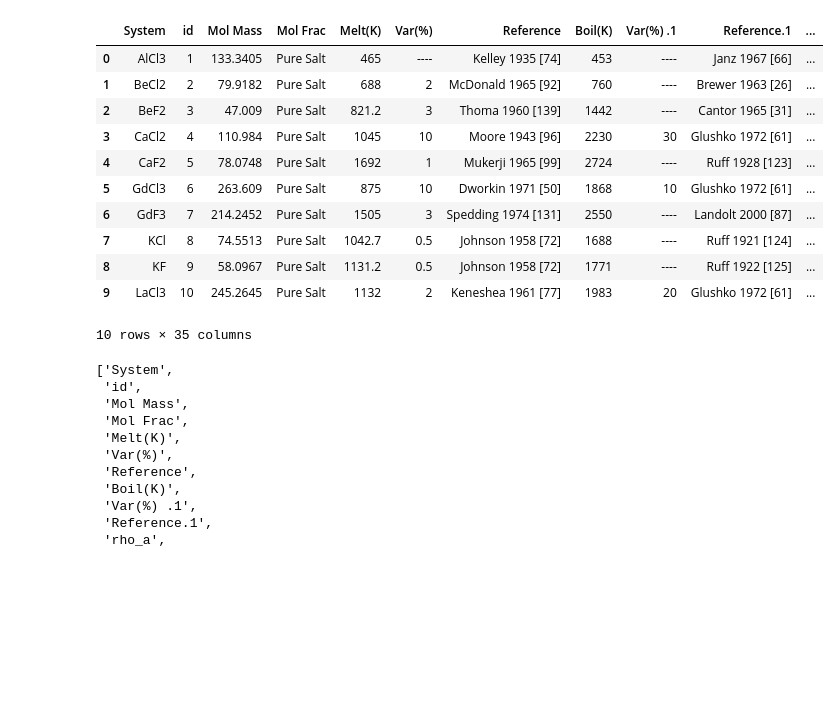
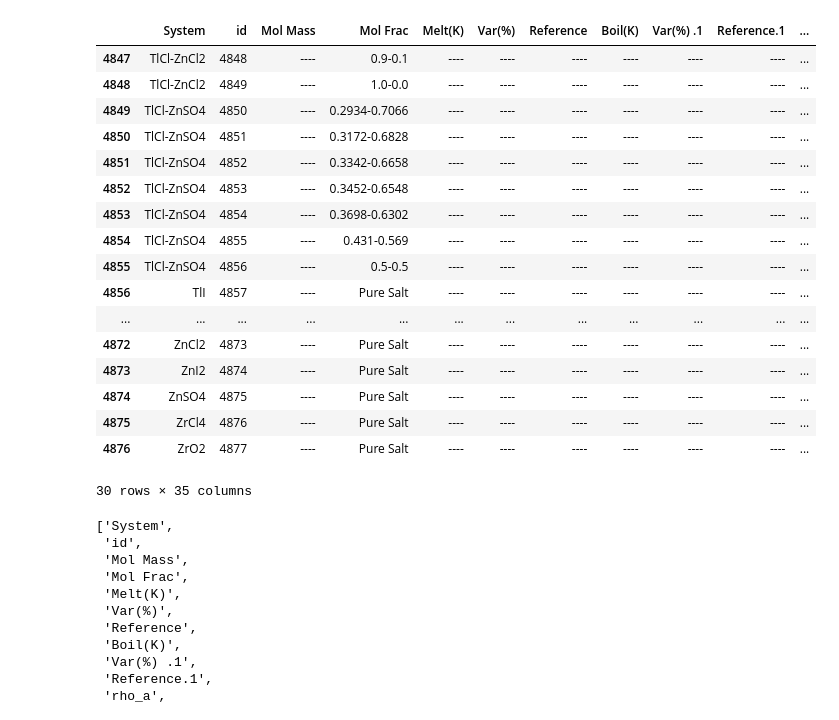
Before and after one commit to tanoret/MoltenSaltPropnet, a Jupyter notebook: data/data_cleaning.ipynb, the cells around one changed output. Cells and saved outputs as stored; diff of their text form; code cells hidden in the pictures; blank space fills up the shorter version.

```diff
--- a/data/data_cleaning.ipynb
+++ b/data/data_cleaning.ipynb
@@ -2,20 +2,26 @@
 import pandas as pd
 # %%
 data = pd.read_csv('mstdb_janz_processed.csv')
-data.head(10)
+data.tail(30)
 # %% [output]
 |  | System | id | Mol Mass | Mol Frac | Melt(K) | Var(%) | Reference | Boil(K) | Var(%) .1 | Reference.1 | ... |
-| 0 | AlCl3 | 1 | 133.3405 | Pure Salt | 465 | ---- | Kelley 1935 [74] | 453 | ---- | Janz 1967 [66] | ... |
-| 1 | BeCl2 | 2 | 79.9182 | Pure Salt | 688 | 2 | McDonald 1965 [92] | 760 | ---- | Brewer 1963 [26] | ... |
-| 2 | BeF2 | 3 | 47.009 | Pure Salt | 821.2 | 3 | Thoma 1960 [139] | 1442 | ---- | Cantor 1965 [31] | ... |
-| 3 | CaCl2 | 4 | 110.984 | Pure Salt | 1045 | 10 | Moore 1943 [96] | 2230 | 30 | Glushko 1972 [61] | ... |
-| 4 | CaF2 | 5 | 78.0748 | Pure Salt | 1692 | 1 | Mukerji 1965 [99] | 2724 | ---- | Ruff 1928 [123] | ... |
-| 5 | GdCl3 | 6 | 263.609 | Pure Salt | 875 | 10 | Dworkin 1971 [50] | 1868 | 10 | Glushko 1972 [61] | ... |
-| 6 | GdF3 | 7 | 214.2452 | Pure Salt | 1505 | 3 | Spedding 1974 [131] | 2550 | ---- | Landolt 2000 [87] | ... |
-| 7 | KCl | 8 | 74.5513 | Pure Salt | 1042.7 | 0.5 | Johnson 1958 [72] | 1688 | ---- | Ruff 1921 [124] | ... |
-| 8 | KF | 9 | 58.0967 | Pure Salt | 1131.2 | 0.5 | Johnson 1958 [72] | 1771 | ---- | Ruff 1922 [125] | ... |
-| 9 | LaCl3 | 10 | 245.2645 | Pure Salt | 1132 | 2 | Keneshea 1961 [77] | 1983 | 20 | Glushko 1972 [61] | ... |
+| 4847 | TlCl-ZnCl2 | 4848 | ---- | 0.9-0.1 | ---- | ---- | ---- | ---- | ---- | ---- | ... |
+| 4848 | TlCl-ZnCl2 | 4849 | ---- | 1.0-0.0 | ---- | ---- | ---- | ---- | ---- | ---- | ... |
+| 4849 | TlCl-ZnSO4 | 4850 | ---- | 0.2934-0.7066 | ---- | ---- | ---- | ---- | ---- | ---- | ... |
+| 4850 | TlCl-ZnSO4 | 4851 | ---- | 0.3172-0.6828 | ---- | ---- | ---- | ---- | ---- | ---- | ... |
+| 4851 | TlCl-ZnSO4 | 4852 | ---- | 0.3342-0.6658 | ---- | ---- | ---- | ---- | ---- | ---- | ... |
+| 4852 | TlCl-ZnSO4 | 4853 | ---- | 0.3452-0.6548 | ---- | ---- | ---- | ---- | ---- | ---- | ... |
+| 4853 | TlCl-ZnSO4 | 4854 | ---- | 0.3698-0.6302 | ---- | ---- | ---- | ---- | ---- | ---- | ... |
+| 4854 | TlCl-ZnSO4 | 4855 | ---- | 0.431-0.569 | ---- | ---- | ---- | ---- | ---- | ---- | ... |
+| 4855 | TlCl-ZnSO4 | 4856 | ---- | 0.5-0.5 | ---- | ---- | ---- | ---- | ---- | ---- | ... |
+| 4856 | TlI | 4857 | ---- | Pure Salt | ---- | ---- | ---- | ---- | ---- | ---- | ... |
+| ... | ... | ... | ... | ... | ... | ... | ... | ... | ... | ... | ... |
+| 4872 | ZnCl2 | 4873 | ---- | Pure Salt | ---- | ---- | ---- | ---- | ---- | ---- | ... |
+| 4873 | ZnI2 | 4874 | ---- | Pure Salt | ---- | ---- | ---- | ---- | ---- | ---- | ... |
+| 4874 | ZnSO4 | 4875 | ---- | Pure Salt | ---- | ---- | ---- | ---- | ---- | ---- | ... |
+| 4875 | ZrCl4 | 4876 | ---- | Pure Salt | ---- | ---- | ---- | ---- | ---- | ---- | ... |
+| 4876 | ZrO2 | 4877 | ---- | Pure Salt | ---- | ---- | ---- | ---- | ---- | ---- | ... |
-10 rows × 35 columns
+30 rows × 35 columns
 # %%
 data.columns.tolist()
 # %% [output]
```
Also changed, not shown: parts of 10 cells of this notebook, 44 other files.
